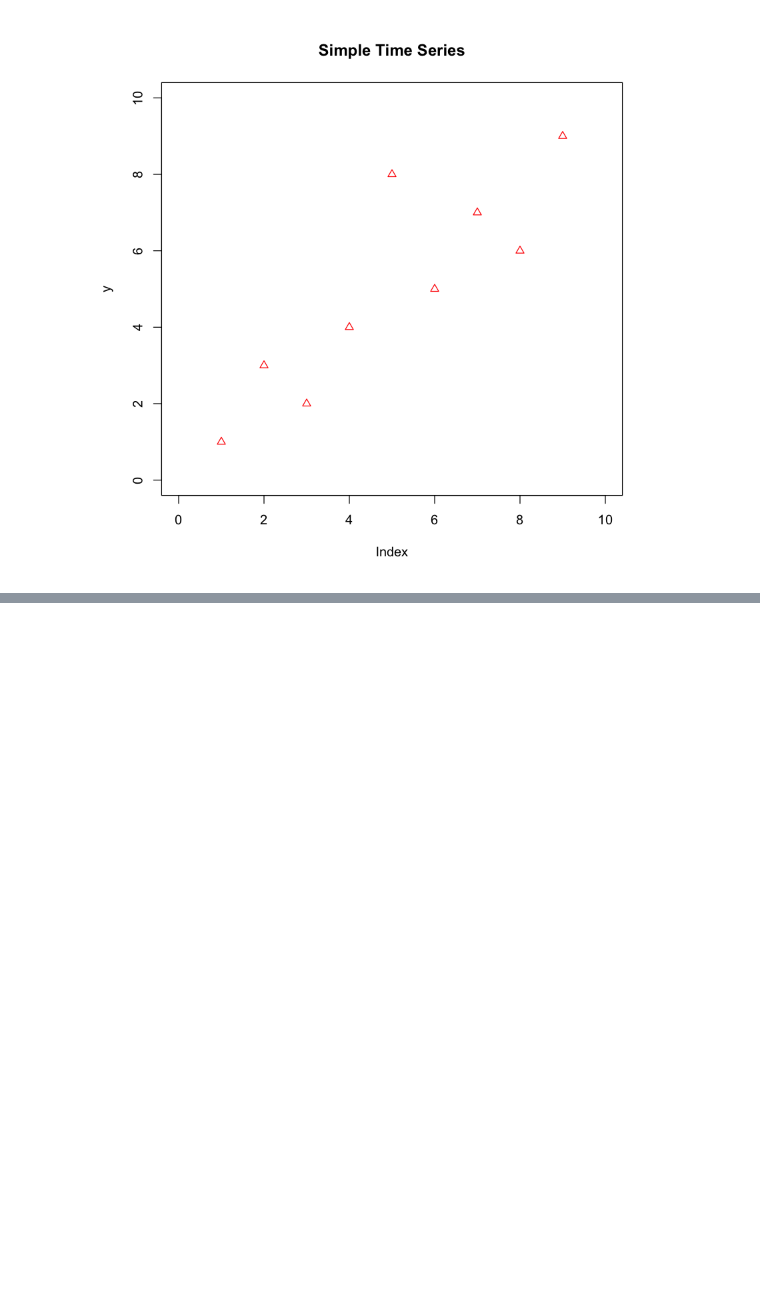
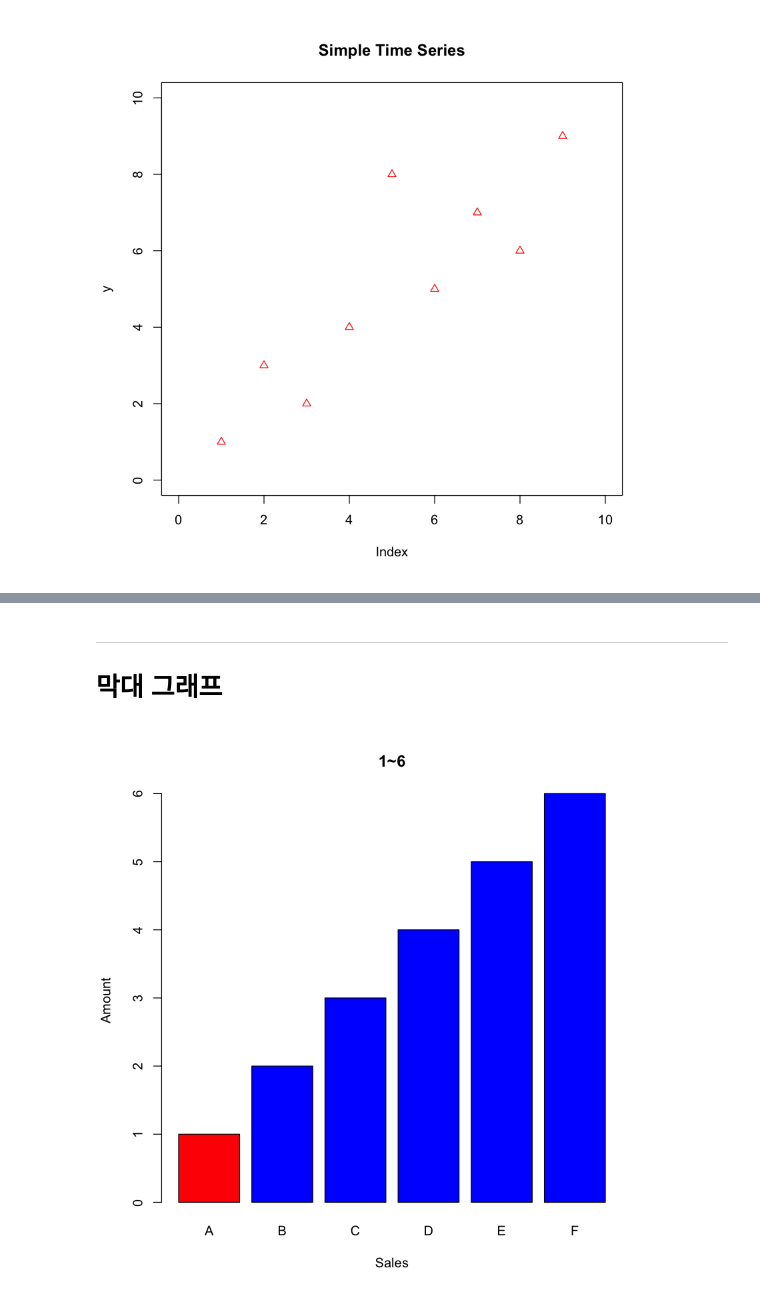
Before and after one commit to HyeogDo/R_study, a Jupyter notebook: 09. 데이터 시각화.ipynb, the cells around one changed output, grey strips where cells are left out. Drawn from its saved outputs; the diff is of its cells as text; code cells hidden in the pictures; blank space fills up the shorter version.

```diff
--- a/09. 데이터 시각화.ipynb
+++ b/09. 데이터 시각화.ipynb
@@ -204,0 +264,14 @@ plot(x,y,
+# %% [markdown]
+---
+# 막대 그래프
+# %%
+x <- 1:6 # 막대그래프는 dataframe을 몰라서 matrix로 바꿔줘서 그려야됨
+barplot(x,
+        main = "1~6",
+        xlab = "Sales",
+        ylab = "Amount",
+        names = c("A", "B", "C", "D", "E", "F"),
+        col = c("red",rep("blue", length(x) - 1))
+       )
+# %% [output]
+[figure, added]
```
Also changed, not shown: parts of 39 cells of this notebook, 1 other file.
